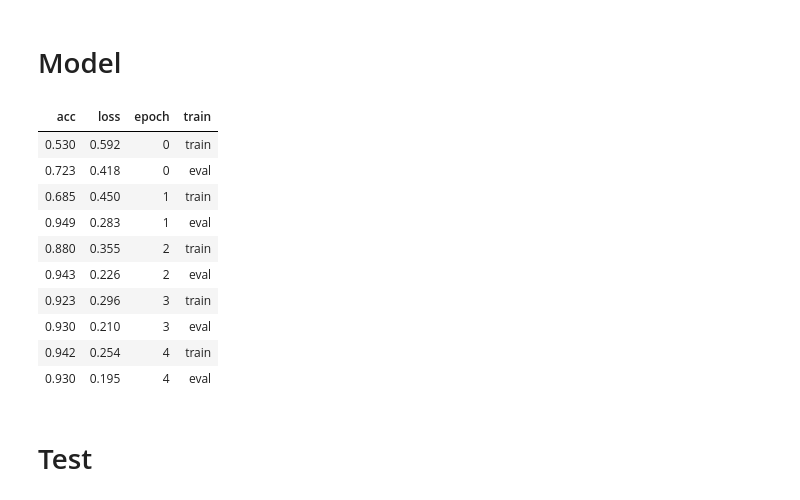
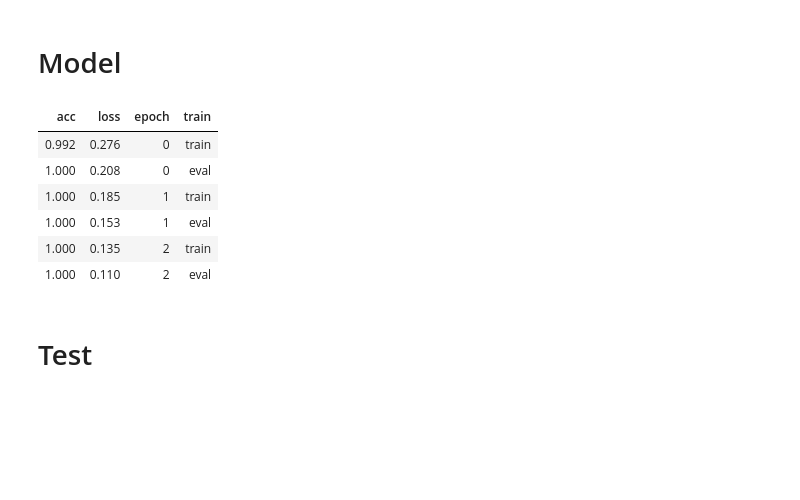
Before and after one commit to ssslakter/sounds, a Jupyter notebook: nbs/hits_02_model.ipynb, the cells around one changed output. Drawn from its saved outputs; the diff is of its cells as text; code cells hidden in the pictures; blank space fills up the shorter version.

Commit message:
working model

```diff
--- a/nbs/hits_02_model.ipynb
+++ b/nbs/hits_02_model.ipynb
@@ -38,8 +38,8 @@ def augment_data(audio):
 # %%
 from functools import partial
 
-x_tfms = [tensor, T.Resample(new_freq=sr), augment_data]
+x_tfms = fc.Pipeline([tensor, T.Resample(new_freq=sr), T.MFCC(n_mfcc=64, melkwargs=dict(n_mels=64))])
 y_tfms = [partial(tensor, dtype=torch.float32)]
 train = D.TfmDataset(merge_items(xs, ys), x_tfms, y_tfms)
-test = D.TfmDataset(merge_items(valid_xs, valid_ys), x_tfms, y_tfms)
+valid = D.TfmDataset(merge_items(valid_xs, valid_ys), x_tfms, y_tfms)
 # %%
@@ -116,23 +141,20 @@ class AudioModel(nn.Module):
 from torcheval.metrics import BinaryAccuracy
 from sounds.learner import *
 # %%
-model = AudioModel()
-cbs = [DeviceCB(), MetricsCB(acc=BinaryAccuracy()), ProgressCB()]
+dls = dataloaders(train, valid, batch_size=64, shuffle=True)
+model = MatchBoxNetwork(64, 64)
+cbs = [DeviceCB(), MetricsCB(acc=BinaryAccuracy(threshold=torch.logit(tensor(0.5)))), ProgressCB()]
 learn = Learner(dls,model, F.binary_cross_entropy_with_logits, opt_func=optim.Adam, cbs=cbs)
 # %%
-learn.fit(5, lr=1e-4)
+learn.fit(3, lr=0.005)
 # %% [output]
 | acc | loss | epoch | train |
-| 0.530 | 0.592 | 0 | train |
-| 0.723 | 0.418 | 0 | eval |
-| 0.685 | 0.450 | 1 | train |
-| 0.949 | 0.283 | 1 | eval |
-| 0.880 | 0.355 | 2 | train |
-| 0.943 | 0.226 | 2 | eval |
-| 0.923 | 0.296 | 3 | train |
-| 0.930 | 0.210 | 3 | eval |
-| 0.942 | 0.254 | 4 | train |
-| 0.930 | 0.195 | 4 | eval |
+| 0.992 | 0.276 | 0 | train |
+| 1.000 | 0.208 | 0 | eval |
+| 1.000 | 0.185 | 1 | train |
+| 1.000 | 0.153 | 1 | eval |
+| 1.000 | 0.135 | 2 | train |
+| 1.000 | 0.110 | 2 | eval |
 # %%
 torch.save(model, '../models/model.pth')
 # %% [markdown]
```
Also changed, not shown: parts of 12 cells of this notebook, 5 other files.
